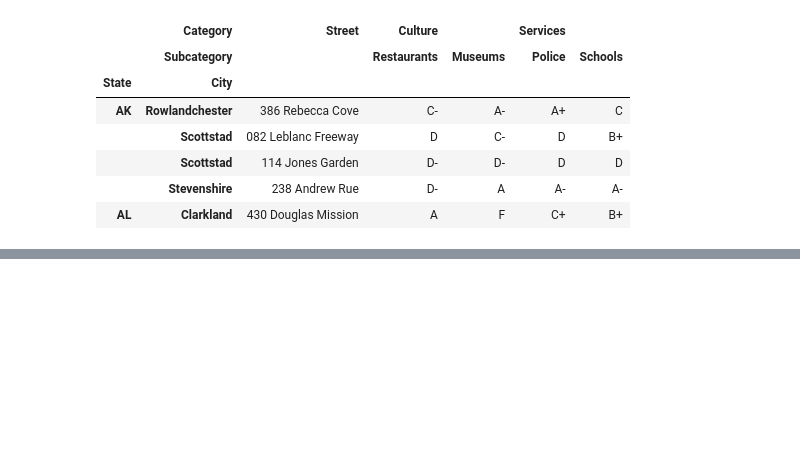
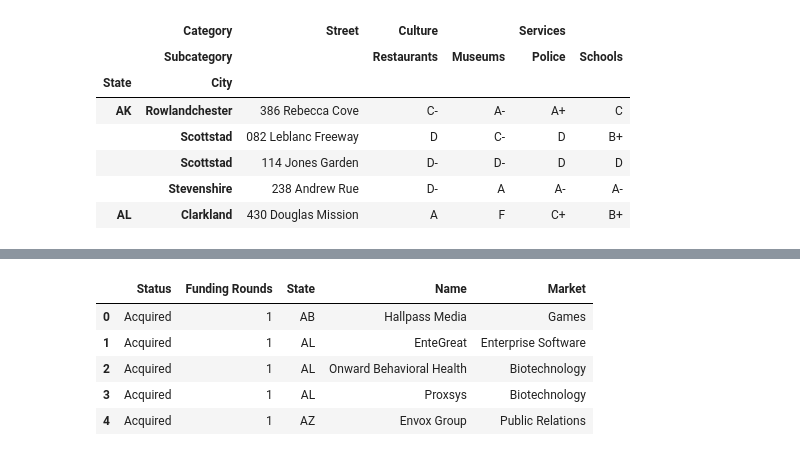
Before and after one commit to ljyGmail/pandas_in_action, a Jupyter notebook: ch07_multiindex_dataframes.ipynb, the cells around one changed output, grey strips where cells are left out. Drawn from its saved outputs; the diff is of its cells as text; code cells hidden in the pictures; blank space fills up the shorter version.

```diff
--- a/ch07_multiindex_dataframes.ipynb
+++ b/ch07_multiindex_dataframes.ipynb
@@ -844,0 +868,4 @@ neighborhoods.set_index(keys=["State", "City"]).head()
+# %%
+investments = investments.set_index(
+    keys=["Status", "Funding Rounds", "State"]
+).sort_index()
@@ -844,0 +942,11 @@ neighborhoods.set_index(keys=["State", "City"]).head()
+# %%
+# 6. Reincorporate the MulIndex levels back into the DateFrame as columns.
+investments = investments.reset_index()
+investments.head()
+# %% [output]
+|  | Status | Funding Rounds | State | Name | Market |
+| 0 | Acquired | 1 | AB | Hallpass Media | Games |
+| 1 | Acquired | 1 | AL | EnteGreat | Enterprise Software |
+| 2 | Acquired | 1 | AL | Onward Behavioral Health | Biotechnology |
+| 3 | Acquired | 1 | AL | Proxsys | Biotechnology |
+| 4 | Acquired | 1 | AZ | Envox Group | Public Relations |
```
Also changed, not shown: parts of 11 cells of this notebook.
